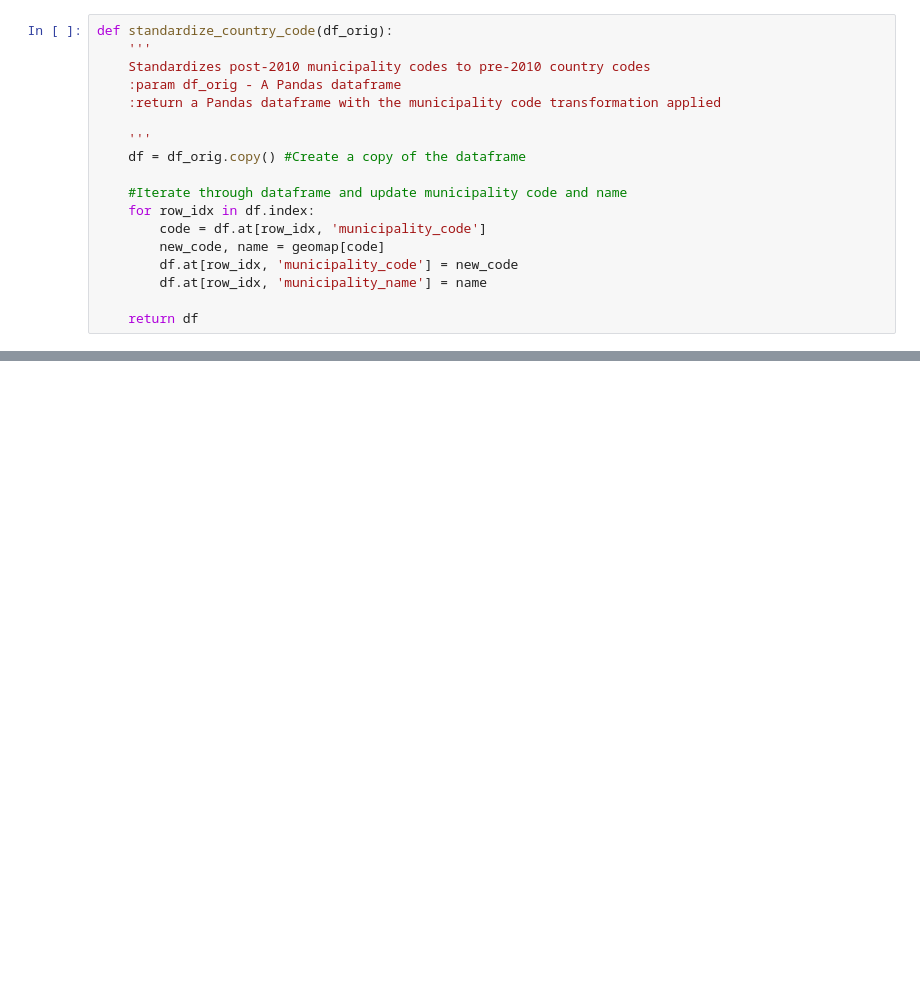
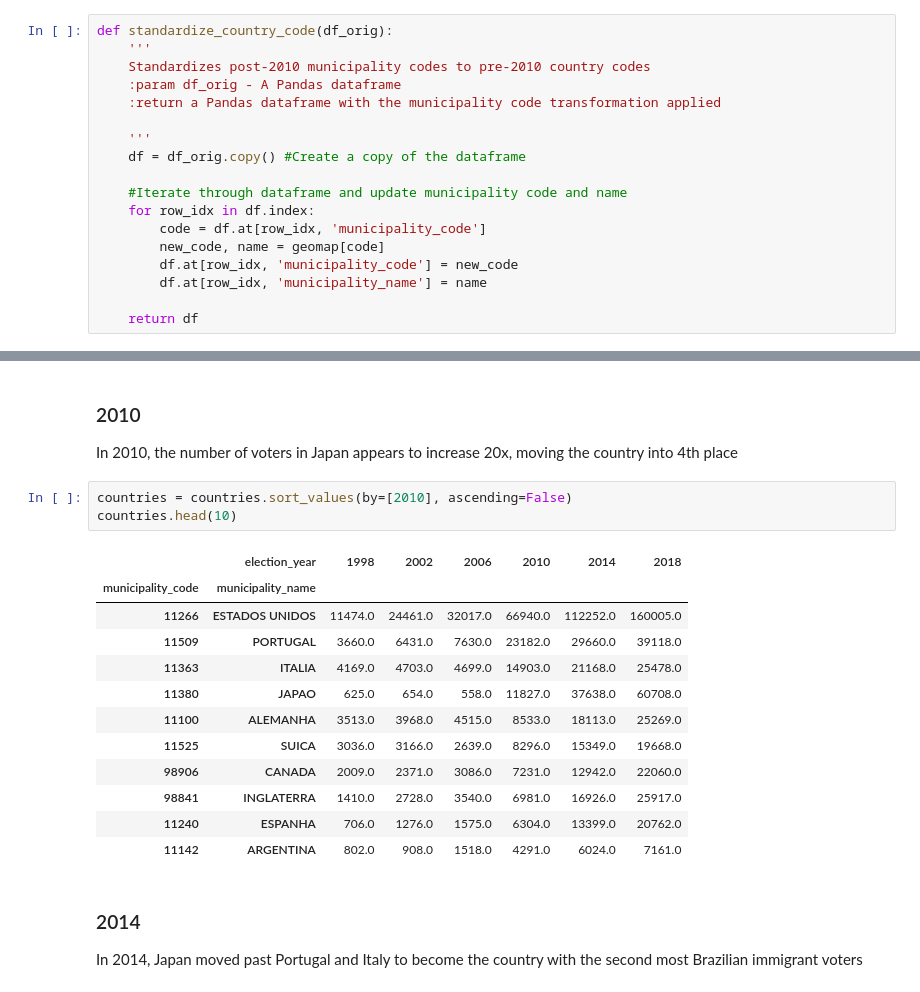
Before and after one commit to BU-Spark/ds-boston-bpda-br-election, a Jupyter notebook: TEAM1/src/electorate_location.ipynb, the cells around one changed output, grey strips where cells are left out. Drawn from its saved outputs; the diff is of its cells as text; blank space fills up the shorter version.

```diff
--- a/TEAM1/src/electorate_location.ipynb
+++ b/TEAM1/src/electorate_location.ipynb
@@ -95,0 +269,22 @@ print(df_combined.head())
+# %% [markdown]
+### 2010
+In 2010, the number of voters in Japan appears to increase 20x, moving the country into 4th place
+# %%
+countries = countries.sort_values(by=[2010], ascending=False)
+countries.head(10)
+# %% [output]
+|  | election_year | 1998 | 2002 | 2006 | 2010 | 2014 | 2018 |
+| municipality_code | municipality_name |  |  |  |  |  |  |
+| 11266 | ESTADOS UNIDOS | 11474.0 | 24461.0 | 32017.0 | 66940.0 | 112252.0 | 160005.0 |
+| 11509 | PORTUGAL | 3660.0 | 6431.0 | 7630.0 | 23182.0 | 29660.0 | 39118.0 |
+| 11363 | ITALIA | 4169.0 | 4703.0 | 4699.0 | 14903.0 | 21168.0 | 25478.0 |
+| 11380 | JAPAO | 625.0 | 654.0 | 558.0 | 11827.0 | 37638.0 | 60708.0 |
+| 11100 | ALEMANHA | 3513.0 | 3968.0 | 4515.0 | 8533.0 | 18113.0 | 25269.0 |
+| 11525 | SUICA | 3036.0 | 3166.0 | 2639.0 | 8296.0 | 15349.0 | 19668.0 |
+| 98906 | CANADA | 2009.0 | 2371.0 | 3086.0 | 7231.0 | 12942.0 | 22060.0 |
+| 98841 | INGLATERRA | 1410.0 | 2728.0 | 3540.0 | 6981.0 | 16926.0 | 25917.0 |
+| 11240 | ESPANHA | 706.0 | 1276.0 | 1575.0 | 6304.0 | 13399.0 | 20762.0 |
+| 11142 | ARGENTINA | 802.0 | 908.0 | 1518.0 | 4291.0 | 6024.0 | 7161.0 |
+# %% [markdown]
+### 2014
+In 2014, Japan moved past Portugal and Italy to become the country with the second most Brazilian immigrant voters
```
Also changed, not shown: parts of 46 cells of this notebook, 2 other files.
